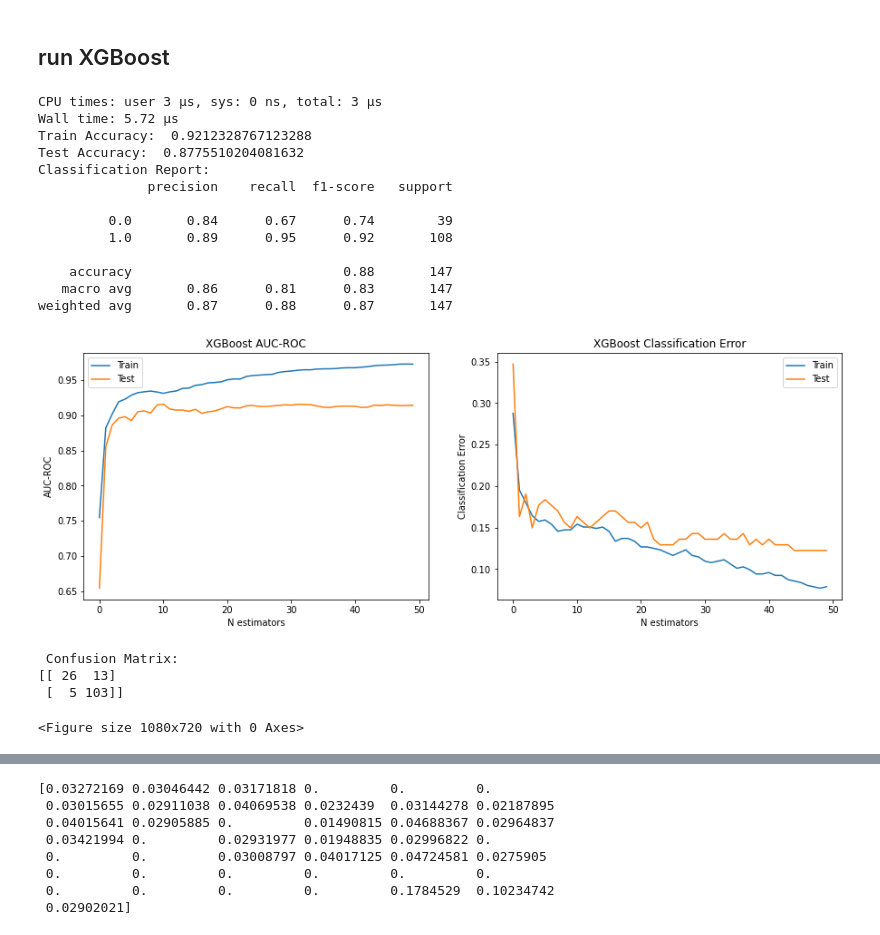
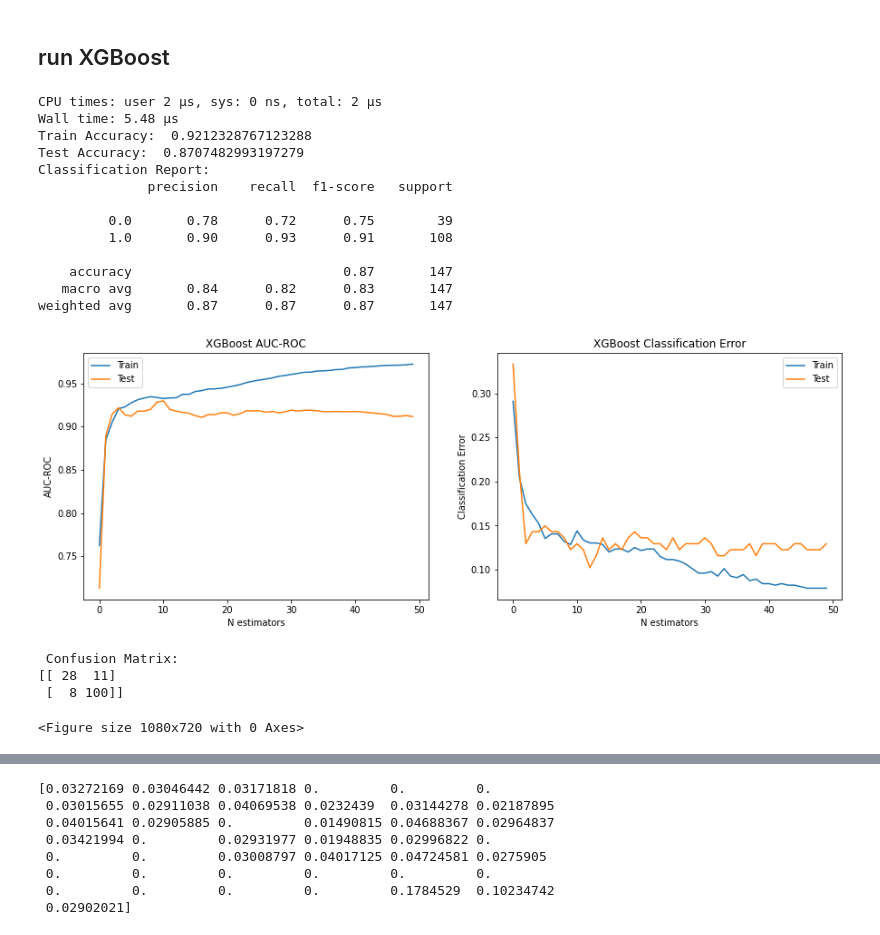
Before and after one commit to etgins/Mice_ASD_Diagnosis, a Jupyter notebook: final_classification.ipynb, the cells around one changed output, grey strips where cells are left out. Cells and saved outputs as stored; diff of their text form; code cells hidden in the pictures.

```diff
--- a/final_classification.ipynb
+++ b/final_classification.ipynb
@@ -132,9 +132,10 @@ import time
 from xgboost import XGBClassifier
 # create an XGBoost classifier
 model = XGBClassifier(n_estimators=50, random_state=seed, learning_rate=0.1, max_depth=5, objective='binary:logistic', booster='gbtree', feval='rmsle',
-                      subsample= 1, reg_lambda = 1.5, gamma = 0.3, reg_alpha = 0.05, min_child_weight = 1, scale_pos_weight = 1, colsample_bytree = 0.6)
+                      subsample= 1, reg_lambda = 1.5, gamma = 0.3, reg_alpha = 0.05, min_child_weight = 1, scale_pos_weight = 0.8, colsample_bytree = 0.6)
 # ARCHIVE: 87% accuracy was reached with: (n_estimators=50, random_state=seed, learning_rate=0.1, max_depth=5, objective='binary:logistic', booster='gbtree', feval='rmsle',
                       # subsample= 1, reg_lambda = 1.5, gamma = 0.3, reg_alpha = 0.05, min_child_weight = 1, scale_pos_weight = 1, colsample_bytree = 0.6)
+# TODO - try also scale_pos_weight = 1.09
 
 # define the eval set and metric
 eval_set = [(X_train, y_train), (X_test, y_test)]
@@ -192,43 +193,43 @@ ax[1].set_xlabel('N estimators')
 plt.show()
 plt.tight_layout()
 
 # show confusion matrix
 from sklearn.metrics import confusion_matrix
 print('\n Confusion Matrix:')
 print(confusion_matrix(y_test,pred_test))
 plot_confusion_matrix(confusion_matrix(y_test,pred_test))
 
 
 
 # plot specific trees
 plt.rcParams['figure.figsize'] = [15, 10]
 # xgb.plot_tree(model,num_trees=0, rankdir='LR')
 # xgb.plot_tree(model,num_trees=1, rankdir='LR')
 # xgb.plot_tree(model,num_trees=31, rankdir='LR')
 
 
 # SAVE MODEL TO FILE
 import pickle
 file_name = "XGBmodel_051221.pkl"
 # save
 pickle.dump(model, open(file_name, "wb"))
 !cp "XGBmodel_051221.pkl" /content/drive/MyDrive/Project_A/Project_A_files
 # %% [output]
-CPU times: user 3 µs, sys: 0 ns, total: 3 µs
-Wall time: 5.72 µs
+CPU times: user 2 µs, sys: 0 ns, total: 2 µs
+Wall time: 5.48 µs
 Train Accuracy:  0.9212328767123288
-Test Accuracy:  0.8775510204081632
+Test Accuracy:  0.8707482993197279
 Classification Report:
               precision    recall  f1-score   support
 
-         0.0       0.84      0.67      0.74        39
-         1.0       0.89      0.95      0.92       108
+         0.0       0.78      0.72      0.75        39
+         1.0       0.90      0.93      0.91       108
 
-    accuracy                           0.88       147
-   macro avg       0.86      0.81      0.83       147
-weighted avg       0.87      0.88      0.87       147
+    accuracy                           0.87       147
+   macro avg       0.84      0.82      0.83       147
+weighted avg       0.87      0.87      0.87       147
-[figure, old version]
+[figure, new version]
  Confusion Matrix:
-[[ 26  13]
- [  5 103]]
+[[ 28  11]
+ [  8 100]]
 <Figure size 1080x720 with 0 Axes>
```
Also changed, not shown: parts of 4 cells of this notebook.
